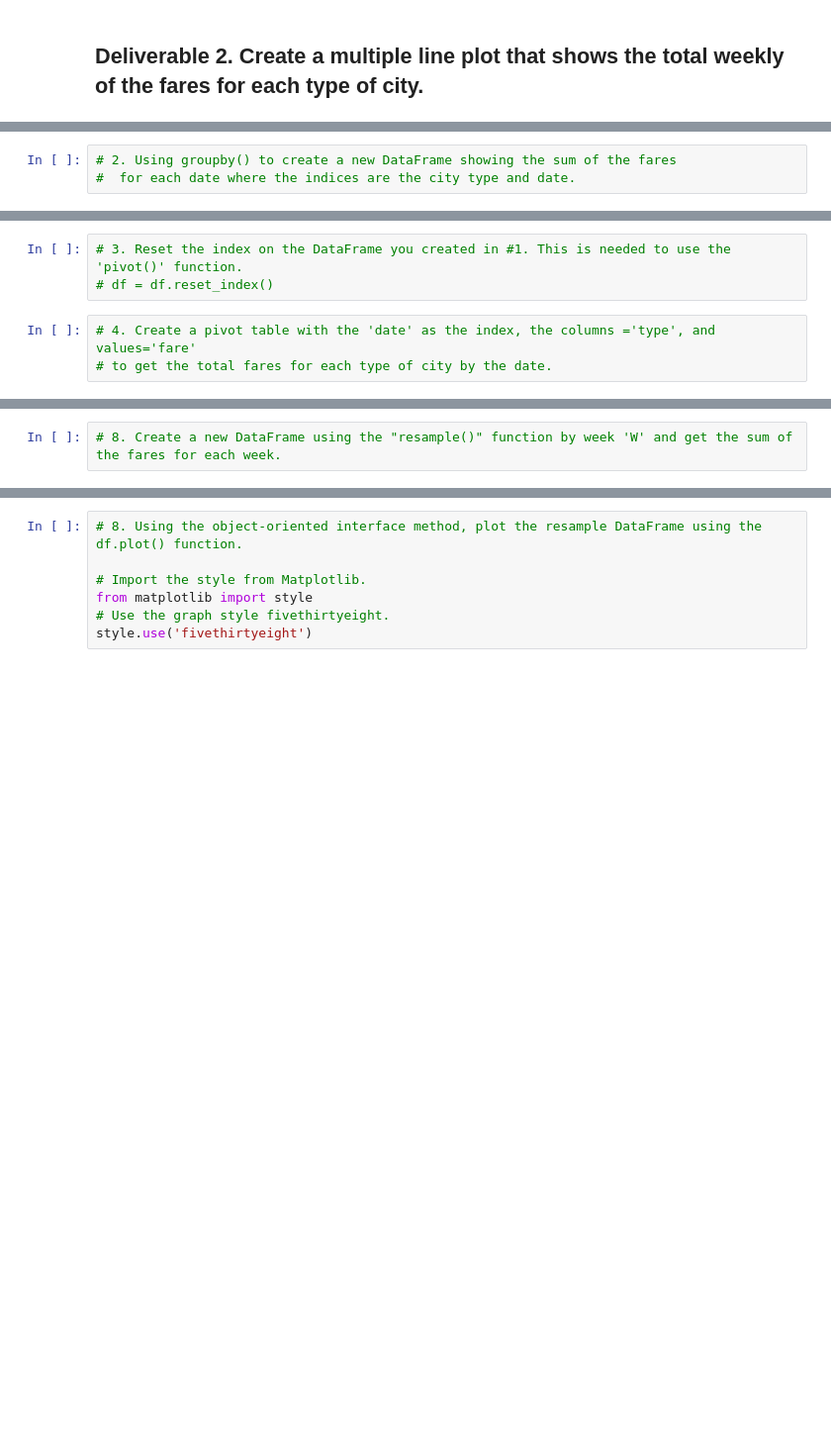
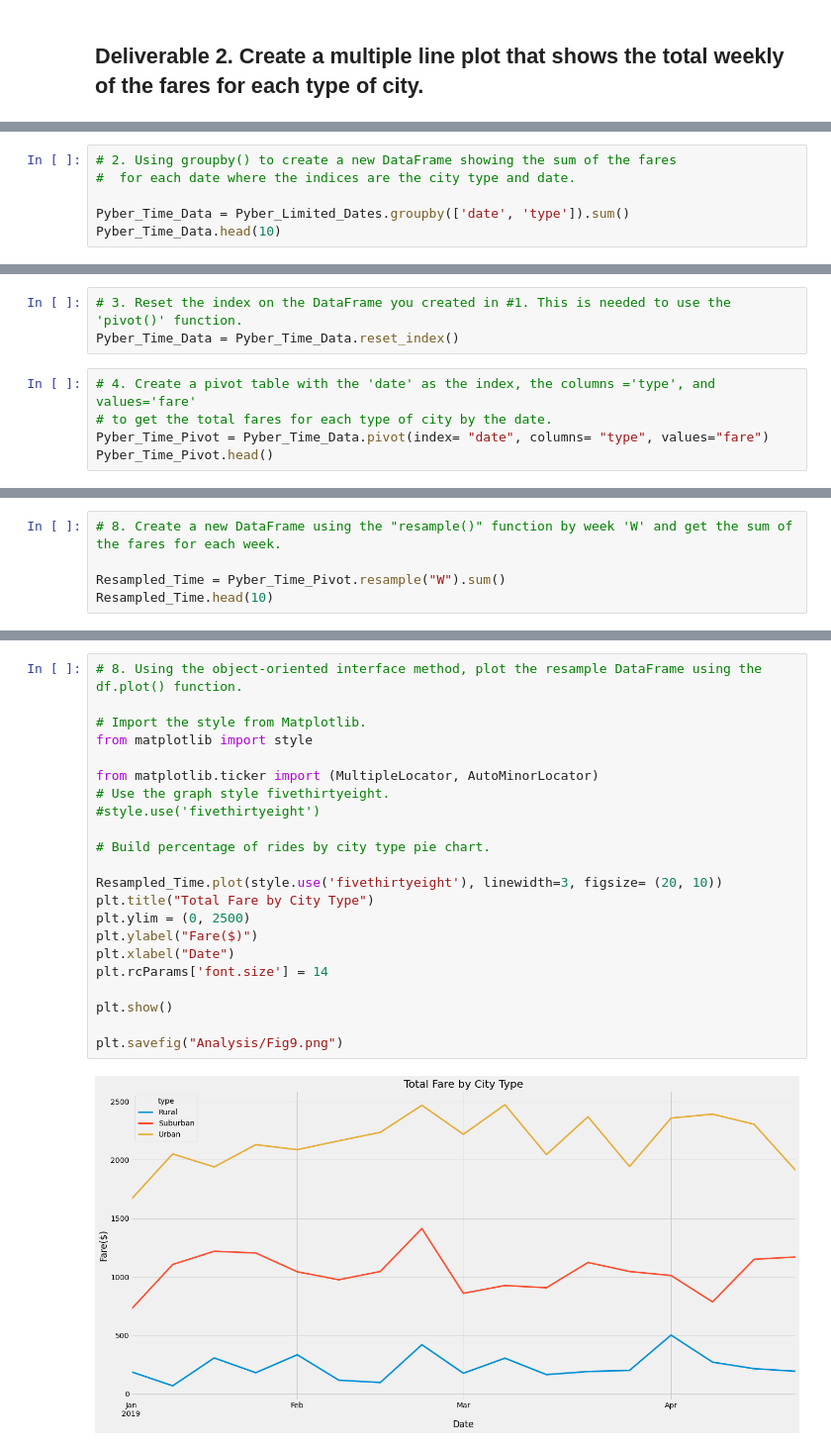
Before and after one commit to AmyLuc/PyBer_Analysis, a Jupyter notebook: PyBer_Challenge.ipynb, the cells around one changed output, grey strips where cells are left out. Shown: that part at 99% size. Cells and saved outputs as stored; diff of their text form; blank space fills up the shorter version.

```diff
--- a/PyBer_Challenge.ipynb
+++ b/PyBer_Challenge.ipynb
@@ -136,3 +155,6 @@ PyBer_Summary_df
 # %%
 # 2. Using groupby() to create a new DataFrame showing the sum of the fares
 #  for each date where the indices are the city type and date.
+
+Pyber_Time_Data = Pyber_Limited_Dates.groupby(['date', 'type']).sum()
+Pyber_Time_Data.head(10)
@@ -139,6 +174,8 @@ PyBer_Summary_df
 # %%
 # 3. Reset the index on the DataFrame you created in #1. This is needed to use the 'pivot()' function.
-# df = df.reset_index()
+Pyber_Time_Data = Pyber_Time_Data.reset_index()
 # %%
 # 4. Create a pivot table with the 'date' as the index, the columns ='type', and values='fare'
 # to get the total fares for each type of city by the date.
+Pyber_Time_Pivot = Pyber_Time_Data.pivot(index= "date", columns= "type", values="fare")
+Pyber_Time_Pivot.head()
@@ -152,2 +204,5 @@ PyBer_Summary_df
 # %%
 # 8. Create a new DataFrame using the "resample()" function by week 'W' and get the sum of the fares for each week.
+
+Resampled_Time = Pyber_Time_Pivot.resample("W").sum()
+Resampled_Time.head(10)
@@ -154,7 +222,24 @@ PyBer_Summary_df
 # %%
 # 8. Using the object-oriented interface method, plot the resample DataFrame using the df.plot() function.
 
 # Import the style from Matplotlib.
 from matplotlib import style
+
+from matplotlib.ticker import (MultipleLocator, AutoMinorLocator)
 # Use the graph style fivethirtyeight.
-style.use('fivethirtyeight')
+#style.use('fivethirtyeight')
+
+# Build percentage of rides by city type pie chart.
+
+Resampled_Time.plot(style.use('fivethirtyeight'), linewidth=3, figsize= (20, 10))
+plt.title("Total Fare by City Type")
+plt.ylim = (0, 2500)
+plt.ylabel("Fare($)")
+plt.xlabel("Date")
+plt.rcParams['font.size'] = 14
+
+plt.show()
+
+plt.savefig("Analysis/Fig9.png")
+# %% [output]
+[figure, added]
```
Also changed, not shown: parts of 11 cells of this notebook, 2 other files.
